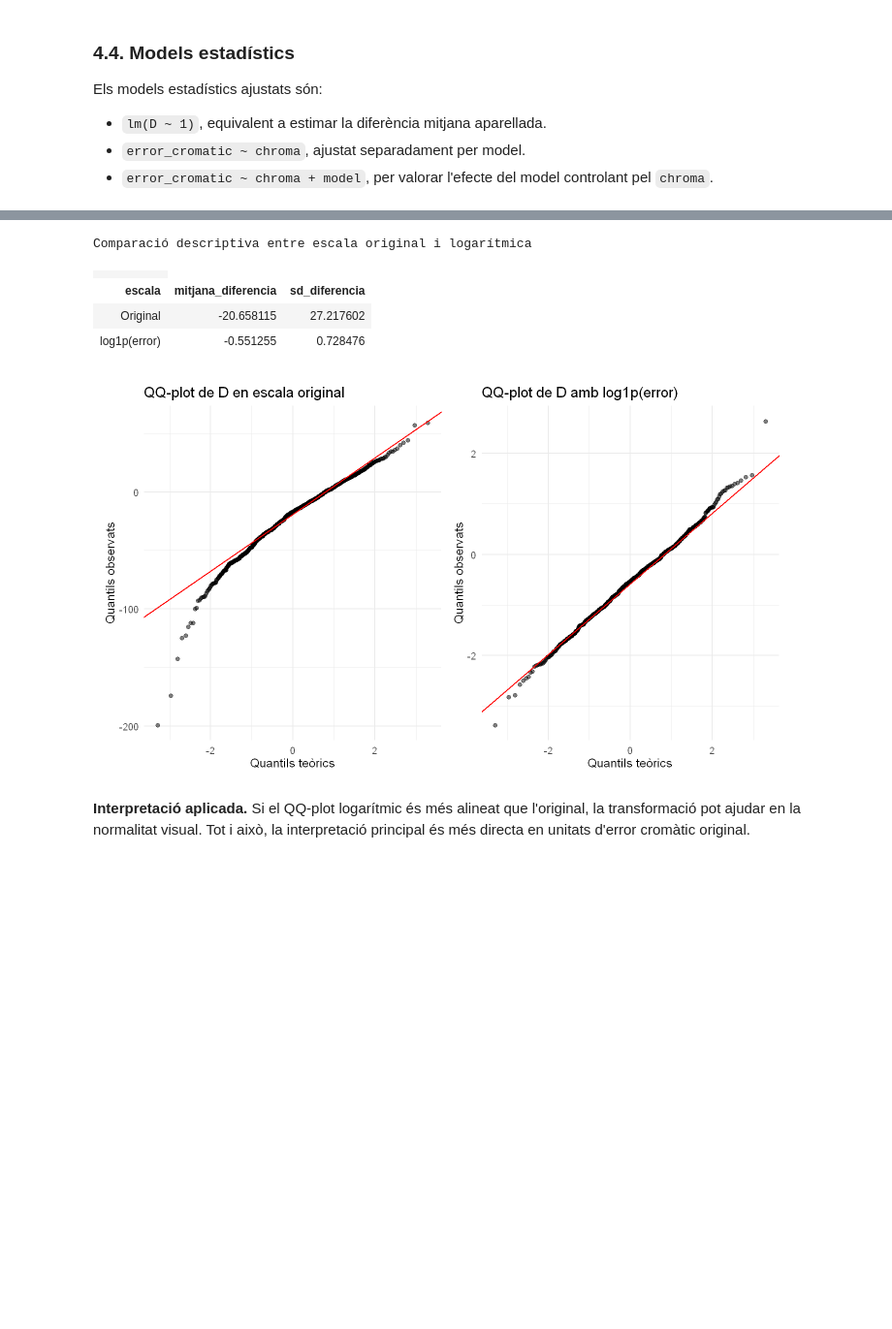
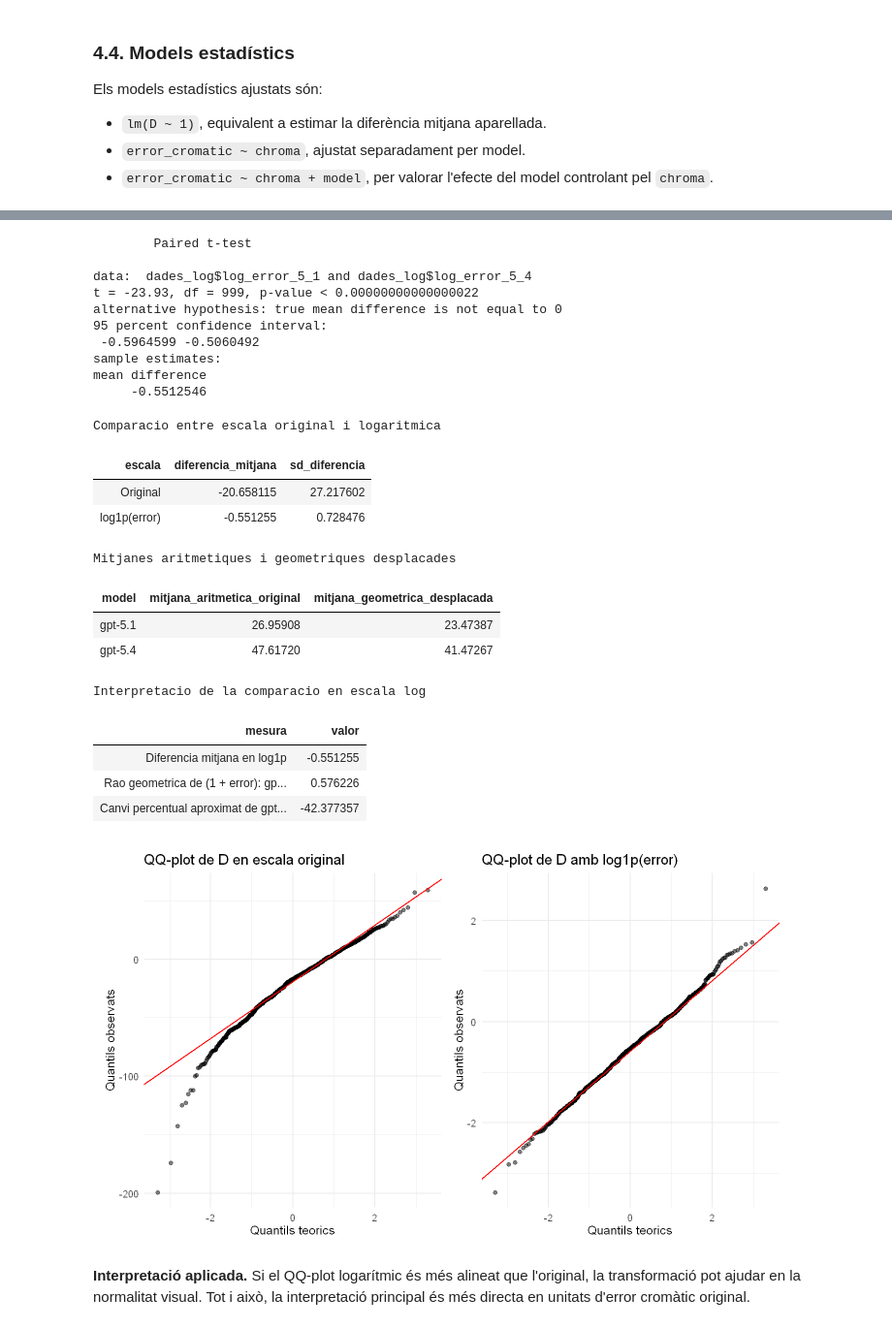
Before and after one commit to adriasebastia/color-llm-benchmark, a Jupyter notebook: analisis/estudi_models_5_1_5_4.ipynb, the cells around one changed output, grey strips where cells are left out. Shown at 97% size. Saved outputs shown, nothing was run; the diff lists cells and outputs as text; code cells hidden in the pictures; blank space fills up the shorter version.

```diff
--- a/analisis/estudi_models_5_1_5_4.ipynb
+++ b/analisis/estudi_models_5_1_5_4.ipynb
@@ -1221,36 +1250,89 @@ Es valora una transformació logarítmica amb `log1p(error)` perquè l'error és
 # %%
-# Valoració gràfica de la transformació logarítmica.
+# Valoracio grafica i numerica de la transformacio logaritmica.
+# Aquesta part es una analisi de sensibilitat, no substitueix el test principal en escala original.
 dades_log <- dades_aparellades %>%
   mutate(
     log_error_5_1 = log1p(error_5_1),
     log_error_5_4 = log1p(error_5_4),
     D_log = log_error_5_1 - log_error_5_4
   )
 
+# Test aparellat en escala logaritmica, nomes com a sensibilitat.
+test_t_log <- t.test(dades_log$log_error_5_1, dades_log$log_error_5_4, paired = TRUE)
+
+# Sortida original de R del test en escala log.
+test_t_log
+
+resum_log_models <- tibble(
+  model = c(model_a, model_b),
+  mitjana_aritmetica_original = c(mean(dades_log$error_5_1), mean(dades_log$error_5_4)),
+  mitjana_geometrica_desplacada = c(
+    exp(mean(dades_log$log_error_5_1)) - 1,
+    exp(mean(dades_log$log_error_5_4)) - 1
+  )
+)
+
+rao_log_5_1_vs_5_4 <- exp(mean(dades_log$D_log))
+percent_canvi_log <- (rao_log_5_1_vs_5_4 - 1) * 100
+
+resum_log_comparacio <- tibble(
+  mesura = c(
+    "Diferencia mitjana en log1p",
+    "Rao geometrica de (1 + error): gpt-5.1 / gpt-5.4",
+    "Canvi percentual aproximat de gpt-5.1 respecte gpt-5.4"
+  ),
+  valor = c(
+    mean(dades_log$D_log),
+    rao_log_5_1_vs_5_4,
+    percent_canvi_log
+  )
+)
+
 graf_qq_D_original <- ggplot(dades_log, aes(sample = D)) +
   stat_qq(alpha = 0.5) +
   stat_qq_line(color = "red") +
-  labs(title = "QQ-plot de D en escala original", x = "Quantils teòrics", y = "Quantils observats")
+  labs(title = "QQ-plot de D en escala original", x = "Quantils teorics", y = "Quantils observats")
 
 graf_qq_D_log <- ggplot(dades_log, aes(sample = D_log)) +
   stat_qq(alpha = 0.5) +
   stat_qq_line(color = "red") +
-  labs(title = "QQ-plot de D amb log1p(error)", x = "Quantils teòrics", y = "Quantils observats")
+  labs(title = "QQ-plot de D amb log1p(error)", x = "Quantils teorics", y = "Quantils observats")
 
 resum_log <- tibble(
   escala = c("Original", "log1p(error)"),
-  mitjana_diferencia = c(mean(dades_log$D), mean(dades_log$D_log)),
+  diferencia_mitjana = c(mean(dades_log$D), mean(dades_log$D_log)),
   sd_diferencia = c(sd(dades_log$D), sd(dades_log$D_log))
 )
 
 graf_qq_D_original + graf_qq_D_log
-taula(resum_log, digits = 6, caption = "Comparació descriptiva entre escala original i logarítmica")
+
+taula(resum_log, digits = 6, caption = "Comparacio entre escala original i logaritmica")
+taula(resum_log_models, digits = 6, caption = "Mitjanes aritmetiques i geometriques desplacades")
+taula(resum_log_comparacio, digits = 6, caption = "Interpretacio de la comparacio en escala log")
 # %% [output]
-Comparació descriptiva entre escala original i logarítmica
+        Paired t-test
+
+data:  dades_log$log_error_5_1 and dades_log$log_error_5_4
+t = -23.93, df = 999, p-value < 0.00000000000000022
+alternative hypothesis: true mean difference is not equal to 0
+95 percent confidence interval:
+ -0.5964599 -0.5060492
+sample estimates:
+mean difference
+     -0.5512546
+Comparacio entre escala original i logaritmica
-|  |
-| escala | mitjana_diferencia | sd_diferencia |
+| escala | diferencia_mitjana | sd_diferencia |
 | Original | -20.658115 | 27.217602 |
 | log1p(error) | -0.551255 | 0.728476 |
+Mitjanes aritmetiques i geometriques desplacades
+| model | mitjana_aritmetica_original | mitjana_geometrica_desplacada |
+| gpt-5.1 | 26.95908 | 23.47387 |
+| gpt-5.4 | 47.61720 | 41.47267 |
+Interpretacio de la comparacio en escala log
+| mesura | valor |
+| Diferencia mitjana en log1p | -0.551255 |
+| Rao geometrica de (1 + error): gp... | 0.576226 |
+| Canvi percentual aproximat de gpt... | -42.377357 |
 [figure]
 # %% [markdown]
 **Interpretació aplicada.** Si el QQ-plot logarítmic és més alineat que l'original, la transformació pot ajudar en la normalitat visual. Tot i això, la interpretació principal és més directa en unitats d'error cromàtic original.
```
Also changed, not shown: parts of 31 cells of this notebook.
